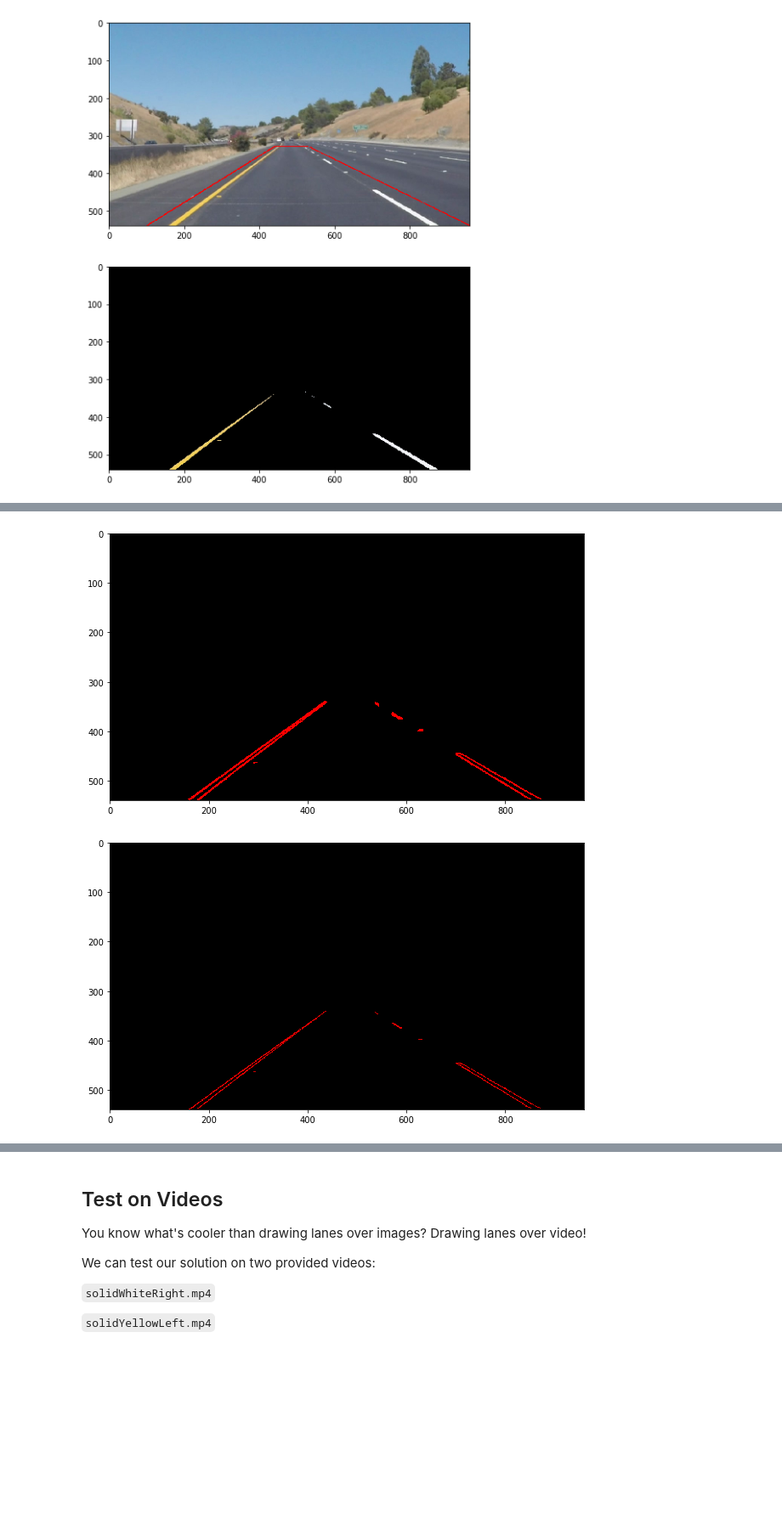
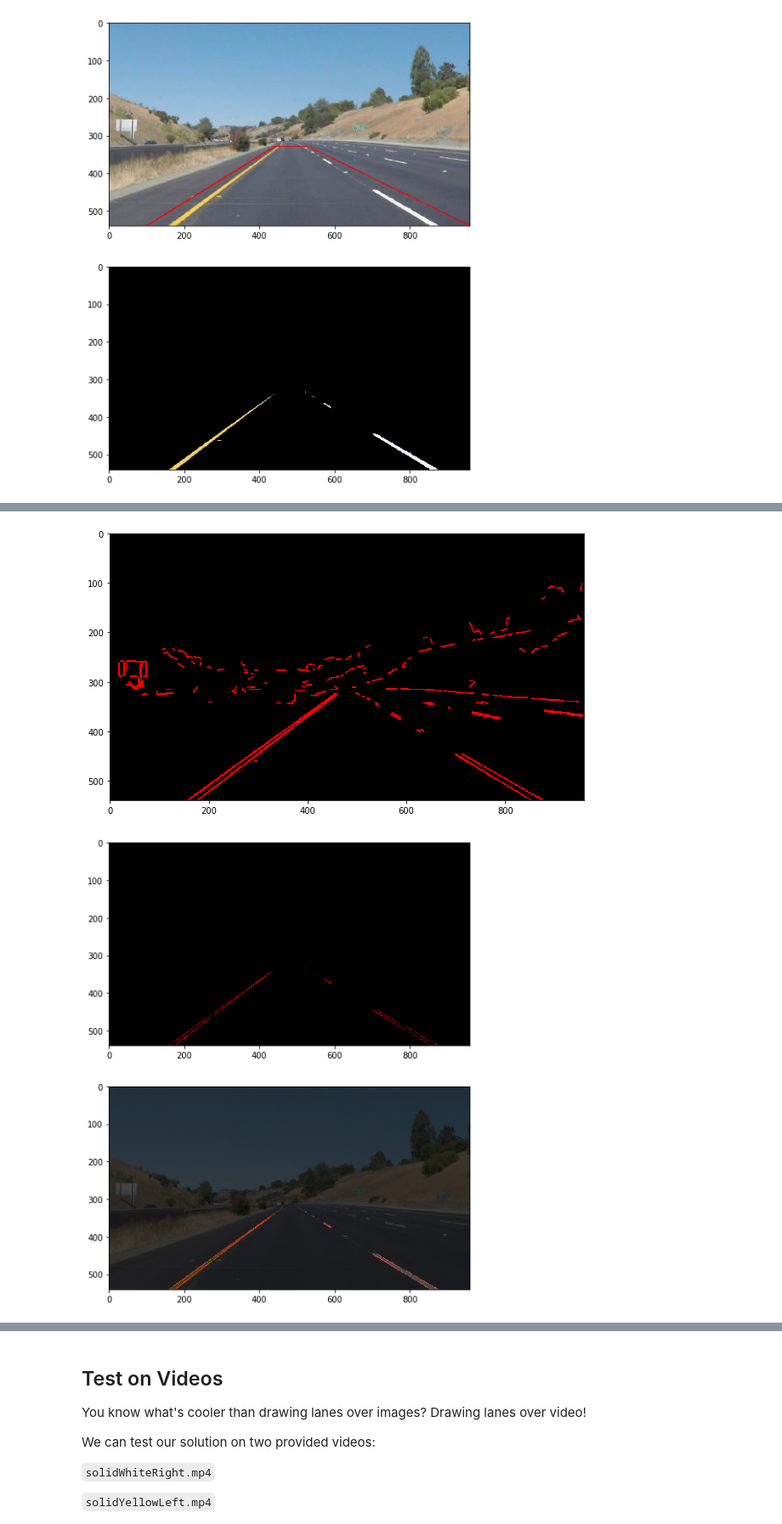
Before and after one commit to dschmoeller/01FindingLaneLines, a Jupyter notebook: CarND-LaneLines-P1-master/CarND-LaneLines-P1-master/P1.ipynb, the cells around one changed output, grey strips where cells are left out. Shown at 85% size. Cells and saved outputs as stored; diff of their text form; code cells hidden in the pictures; blank space fills up the shorter version.

```diff
--- a/CarND-LaneLines-P1-master/CarND-LaneLines-P1-master/P1.ipynb
+++ b/CarND-LaneLines-P1-master/CarND-LaneLines-P1-master/P1.ipynb
@@ -261,8 +261,8 @@ mpimg.imsave("test_images_output/Example" + str(ImgIndex) + "/3ROIfiltered" + in
 #   --> Gray Scaling (3 channel --> 1 channel)
 #   --> Gauß filtering (Reducing noise for better gradient calculation)
 #   --> Edge Detection based on gray scale gradients (Canny algotihm)
-#grayScaleImg = grayscale(img)
-grayScaleImg = grayscale(roiImg)
+grayScaleImg = grayscale(img)
+#grayScaleImg = grayscale(roiImg)
 gaussFilteredImg = gaussian_blur(grayScaleImg, kernel_size=5)
 cannyImg = canny(gaussFilteredImg, low_threshold=100, high_threshold=200)
 
@@ -273,7 +273,7 @@ ax2.imshow(gaussFilteredImg, cmap='gray')
 ax3.imshow(cannyImg, cmap='gray');
 
 # Save the images
-mpimg.imsave("test_images_output/Example" + str(ImgIndex) + "/4grayCale" + inputImageList[ImgIndex], grayScaleImg )
-mpimg.imsave("test_images_output/Example" + str(ImgIndex) + "/4gaussFiltered" + inputImageList[ImgIndex], gaussFilteredImg)
-mpimg.imsave("test_images_output/Example" + str(ImgIndex) + "/4cannyEdges" + inputImageList[ImgIndex], cannyImg)
+mpimg.imsave("test_images_output/Example" + str(ImgIndex) + "/4grayCale" + inputImageList[ImgIndex], grayScaleImg, cmap="gray" )
+mpimg.imsave("test_images_output/Example" + str(ImgIndex) + "/4gaussFiltered" + inputImageList[ImgIndex], gaussFilteredImg, cmap="gray")
+mpimg.imsave("test_images_output/Example" + str(ImgIndex) + "/4cannyEdges" + inputImageList[ImgIndex], cannyImg, cmap="gray")
 # %% [output]
@@ -290,17 +290,23 @@ plt.imshow(houghLineImg);
 # Save the image
 mpimg.imsave("test_images_output/Example" + str(ImgIndex) + "/5houghImage" + inputImageList[ImgIndex], houghLineImg )
 # %% [output]
-[figure, old version]
+[figure, new version]
 # %%
 # 6 Combine hough image with region and color separated image stream
 #   --> Use the color and reagion seperated image as mask to mask out the corresponding findings of the color/region stream
 combinedLaneImg = cv2.bitwise_and(houghLineImg, roiImg )
 
-# Plot
-plt.figure(figsize=(10, 10))
-plt.imshow(combinedLaneImg);
+# Adding lanes on the original Image
+lanesInImg = weighted_img(combinedLaneImg, img, α=0.3, β=3.0)
+#lanesInImg = weighted_img(houghLineImg, img, α=0.3, β=3.0)
+
+# Plots
+fig, (ax1, ax2) = plt.subplots(2, 1, figsize=(10,10))
+ax1.imshow(combinedLaneImg)
+ax2.imshow(lanesInImg);
 
 # Save the image
+mpimg.imsave("test_images_output/Example" + str(ImgIndex) + "/6lanesIn" + inputImageList[ImgIndex], lanesInImg )
 mpimg.imsave("test_images_output/Example" + str(ImgIndex) + "/6combinedLaneImg" + inputImageList[ImgIndex], combinedLaneImg )
 # %% [output]
-[figure, old version]
+[figure, new version]
```
Also changed, not shown: parts of 8 cells of this notebook, 4 other files.
